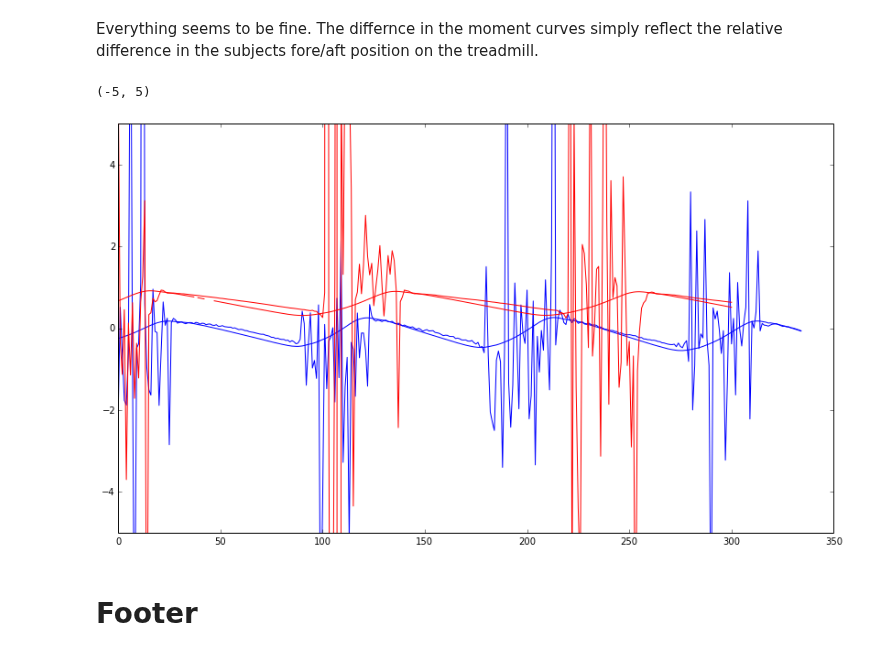
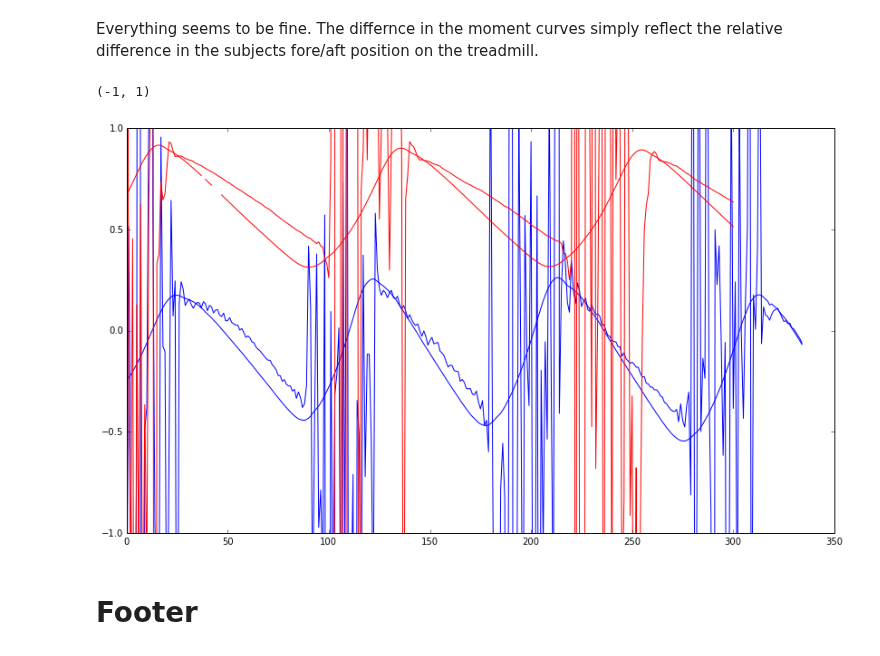
Before and after one commit to csu-hmc/gait-control-direct-id-paper, a Jupyter notebook: notebooks/find_moment_error.ipynb, the cells around one changed output. Saved outputs shown, nothing was run; the diff lists cells and outputs as text; code cells hidden in the pictures.

Commit message:
Decreased ylim.

```diff
--- a/notebooks/find_moment_error.ipynb
+++ b/notebooks/find_moment_error.ipynb
@@ -181,12 +181,12 @@ df['FP1.CopX'] = df['FP1.MomZ'] / df['FP1.ForY']
 # %%
 plt.plot(-walking_data.raw_data['FP2.CopZ'][265:600], color='blue')
 plt.plot(walking_data.raw_data['NegativeRLM.PosZ'][265:600], color='blue')
 plt.plot(df['FP1.CopX'], color='red')
 plt.plot(df['RLM.PosX'], color='red')
-plt.ylim((-5, 5))
+plt.ylim((-1, 1))
 # %% [output]
-(-5, 5)
+(-1, 1)
-[figure, old version]
+[figure, new version]
 # %% [markdown]
 # Footer
 # %%
```
